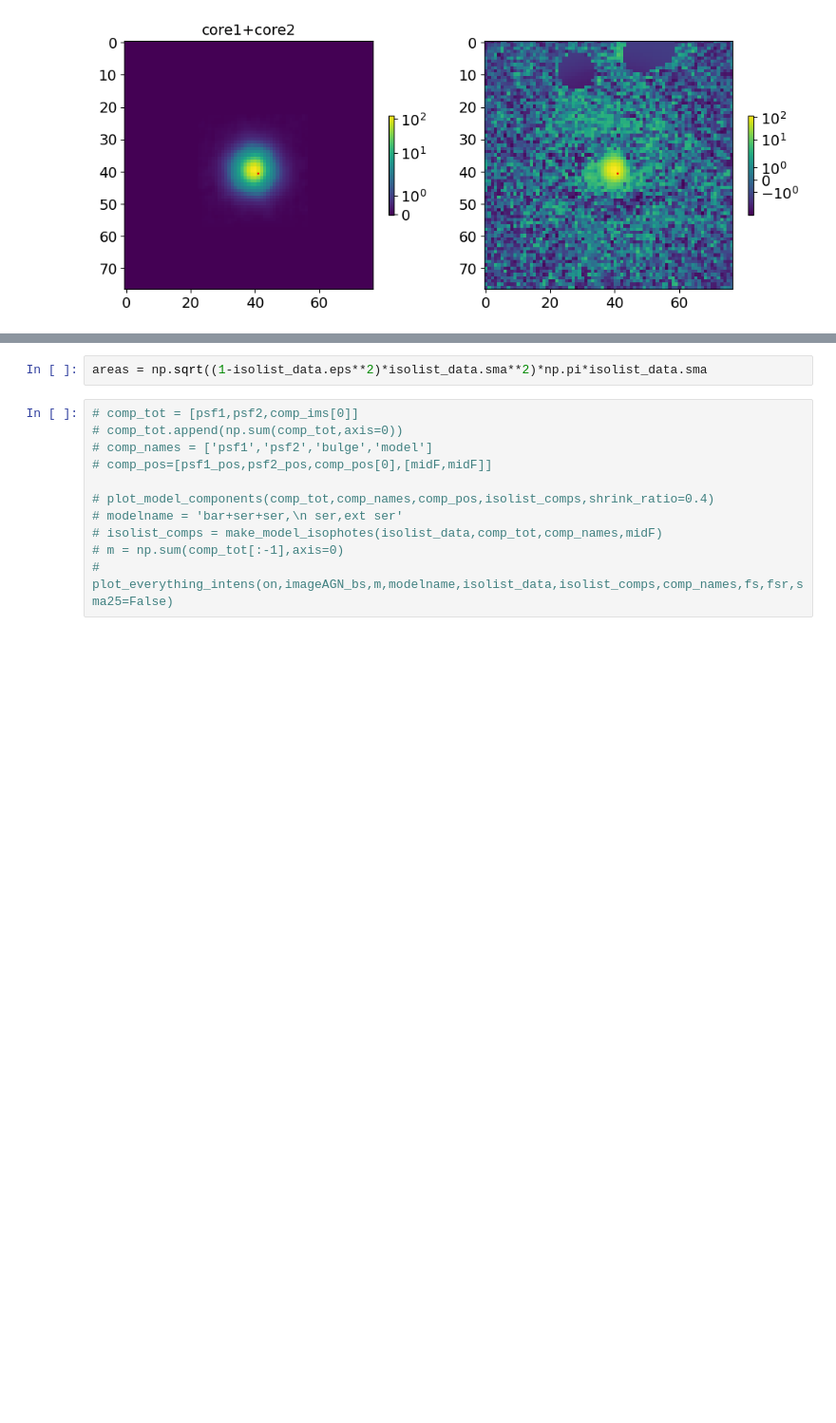
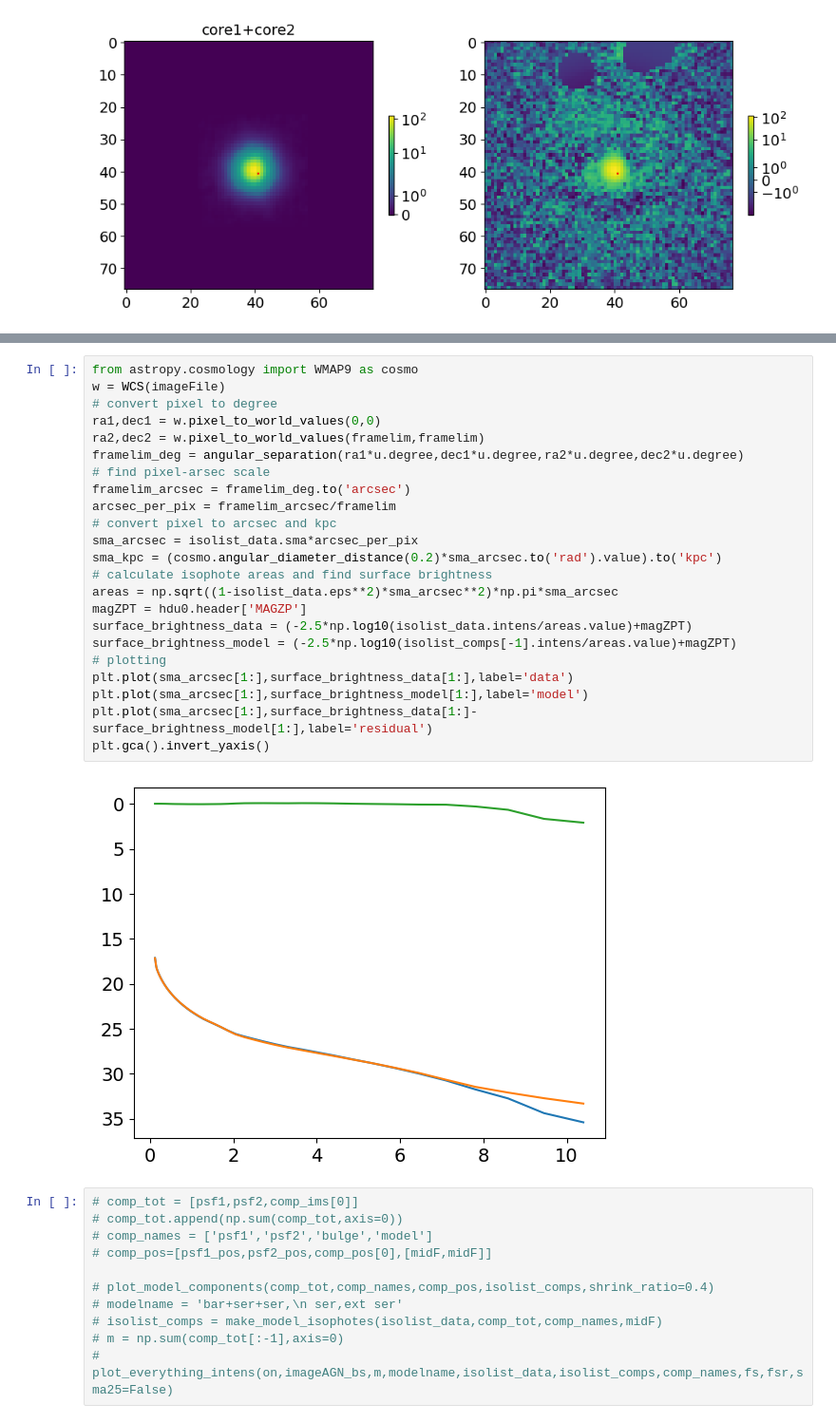
Before and after one commit to insepien/dualAGN, a Jupyter notebook: scrap_notebooks/checkFit.ipynb, the cells around one changed output, grey strips where cells are left out. Shown at 95% size. Saved outputs shown, nothing was run; the diff lists cells and outputs as text; blank space fills up the shorter version.

Commit message:
add surface brightness calculations

```diff
--- a/scrap_notebooks/checkFit.ipynb
+++ b/scrap_notebooks/checkFit.ipynb
@@ -746,5 +747,28 @@ plot_everything_intens(on,image,m,modelname,isolist_data,isolist_comps,comp_name
-# %%
-areas = np.sqrt((1-isolist_data.eps**2)*isolist_data.sma**2)*np.pi*isolist_data.sma
+# %%
+from astropy.cosmology import WMAP9 as cosmo
+w = WCS(imageFile)
+# convert pixel to degree
+ra1,dec1 = w.pixel_to_world_values(0,0)
+ra2,dec2 = w.pixel_to_world_values(framelim,framelim)
+framelim_deg = angular_separation(ra1*u.degree,dec1*u.degree,ra2*u.degree,dec2*u.degree)
+# find pixel-arsec scale
+framelim_arcsec = framelim_deg.to('arcsec')
+arcsec_per_pix = framelim_arcsec/framelim
+# convert pixel to arcsec and kpc
+sma_arcsec = isolist_data.sma*arcsec_per_pix
+sma_kpc = (cosmo.angular_diameter_distance(0.2)*sma_arcsec.to('rad').value).to('kpc')
+# calculate isophote areas and find surface brightness
+areas = np.sqrt((1-isolist_data.eps**2)*sma_arcsec**2)*np.pi*sma_arcsec
+magZPT = hdu0.header['MAGZP']
+surface_brightness_data = (-2.5*np.log10(isolist_data.intens/areas.value)+magZPT)
+surface_brightness_model = (-2.5*np.log10(isolist_comps[-1].intens/areas.value)+magZPT)
+# plotting
+plt.plot(sma_arcsec[1:],surface_brightness_data[1:],label='data')
+plt.plot(sma_arcsec[1:],surface_brightness_model[1:],label='model')
+plt.plot(sma_arcsec[1:],surface_brightness_data[1:]-surface_brightness_model[1:],label='residual')
+plt.gca().invert_yaxis()
+# %% [output]
+[figure, added]
 # %%
 # comp_tot = [psf1,psf2,comp_ims[0]]
 # comp_tot.append(np.sum(comp_tot,axis=0))
```
Also changed, not shown: parts of 6 cells of this notebook.
